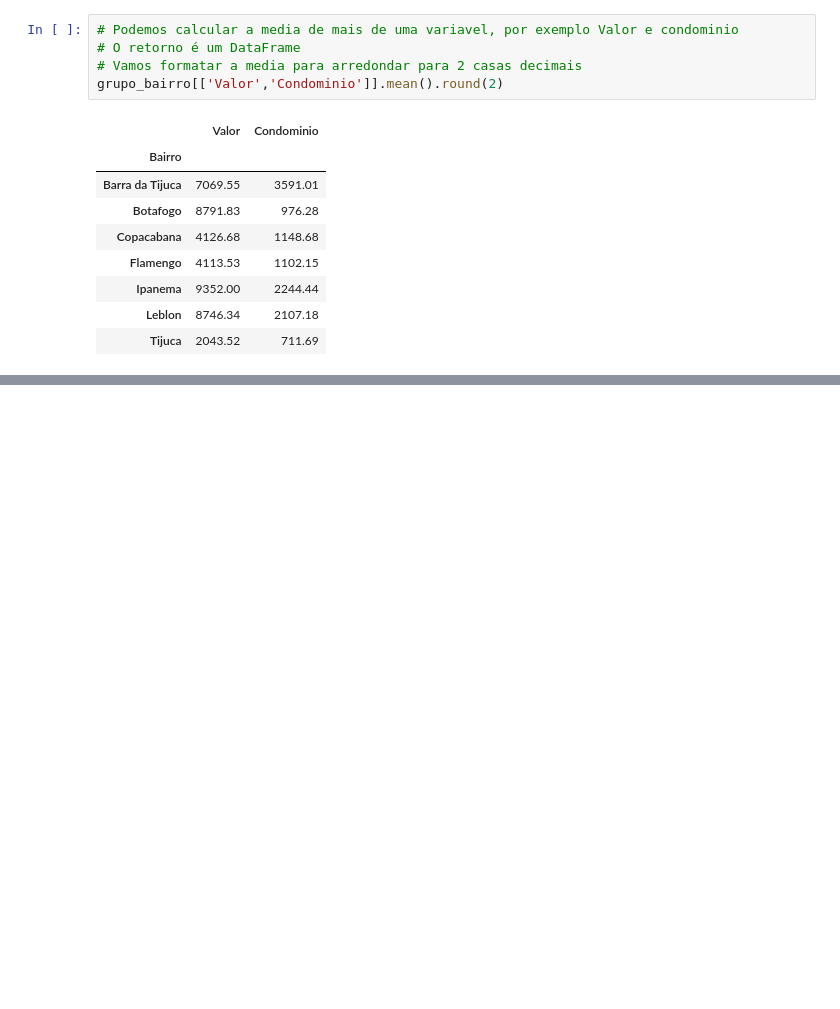
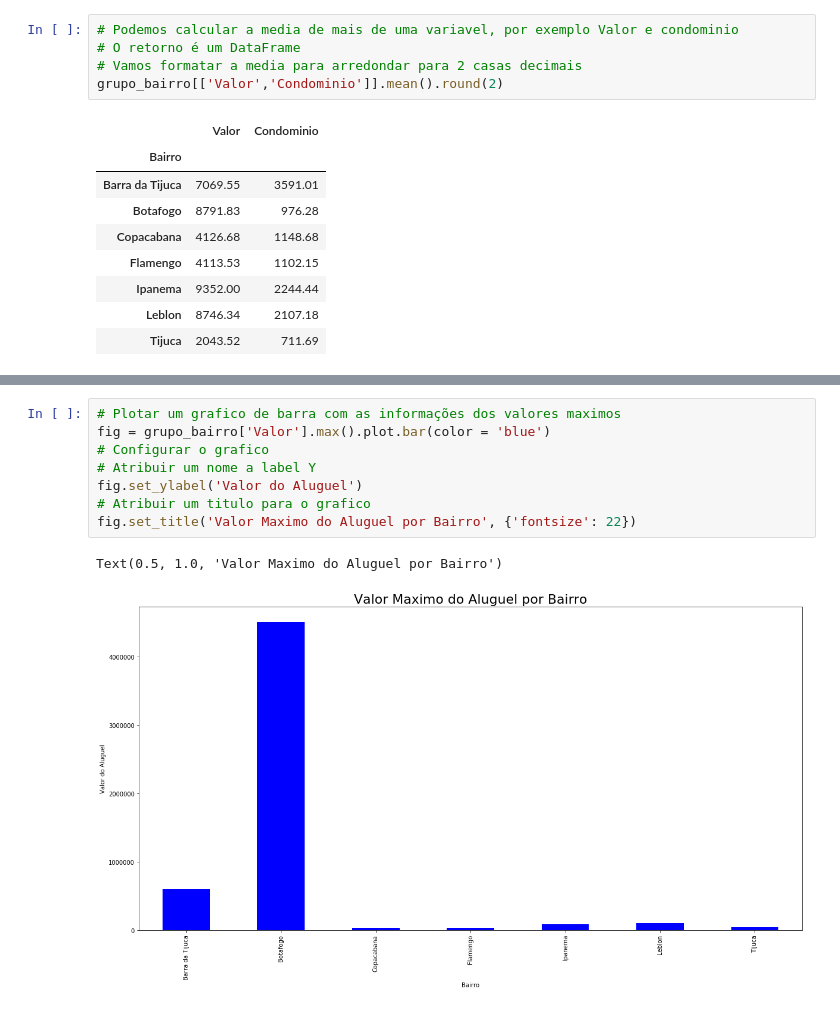
Before and after one commit to paulobressan/pandas, a Jupyter notebook: Relatório de Analise 7/Criando Agrupamentos.ipynb, the cells around one changed output, grey strips where cells are left out. Cells and saved outputs as stored; diff of their text form; blank space fills up the shorter version.

```diff
--- a/Relatório de Analise 7/Criando Agrupamentos.ipynb
+++ b/Relatório de Analise 7/Criando Agrupamentos.ipynb
@@ -145,0 +207,11 @@ grupo_bairro[['Valor','Condominio']].mean().round(2)
+# %%
+# Plotar um grafico de barra com as informações dos valores maximos
+fig = grupo_bairro['Valor'].max().plot.bar(color = 'blue')
+# Configurar o grafico
+# Atribuir um nome a label Y
+fig.set_ylabel('Valor do Aluguel')
+# Atribuir um titulo para o grafico
+fig.set_title('Valor Maximo do Aluguel por Bairro', {'fontsize': 22})
+# %% [output]
+Text(0.5, 1.0, 'Valor Maximo do Aluguel por Bairro')
+[figure, added]
```
Also changed, not shown: parts of 14 cells of this notebook, 1 other file.
